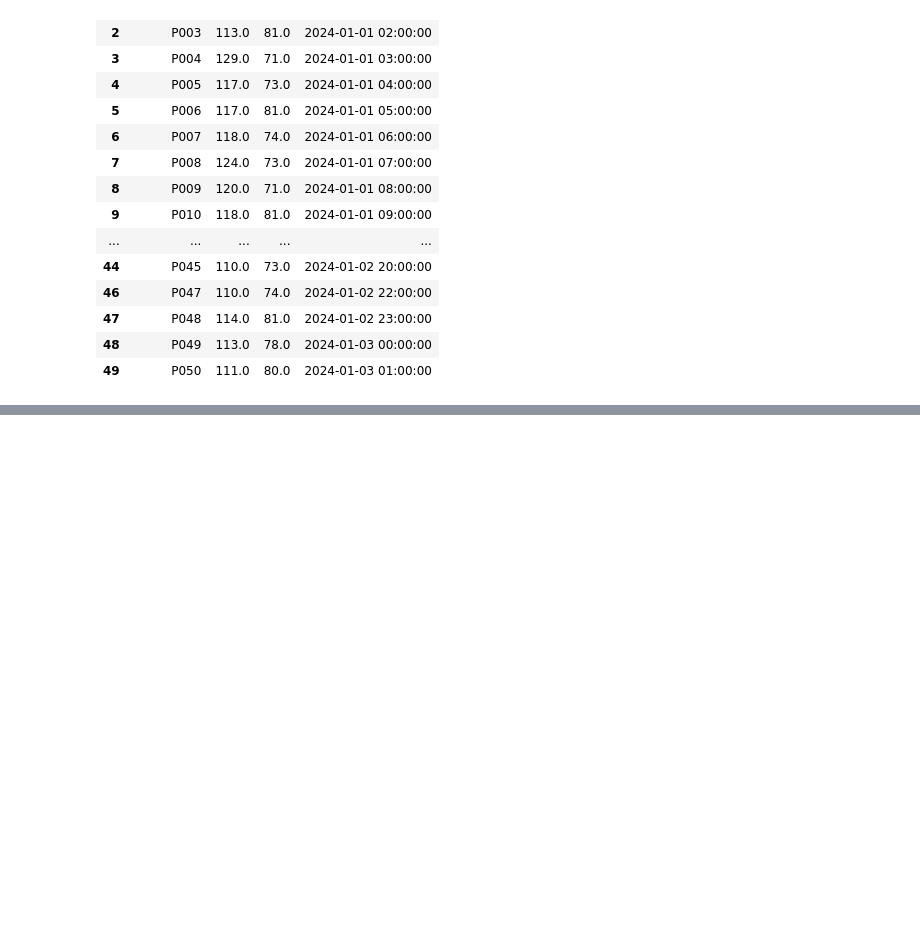
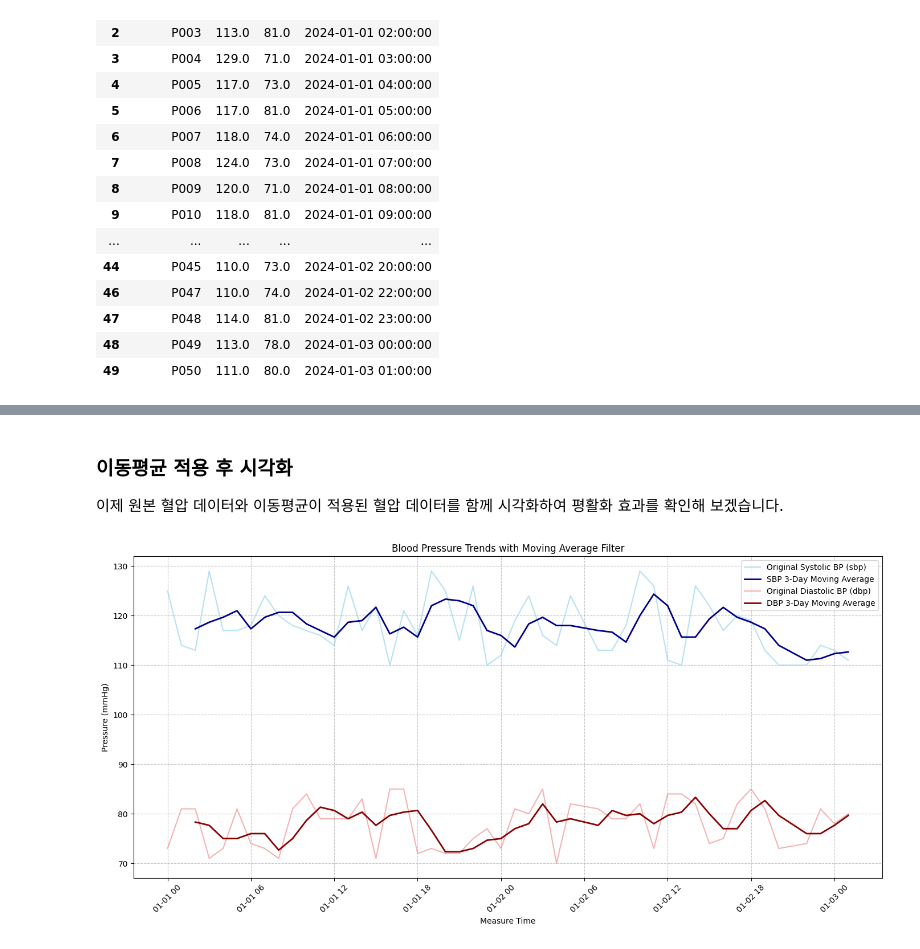
Before and after one commit to HY-BME/bme_test_files, a Jupyter notebook: 실습_0317.ipynb, the cells around one changed output, grey strips where cells are left out. Drawn from its saved outputs; the diff is of its cells as text; code cells hidden in the pictures; blank space fills up the shorter version.

```diff
--- a/실습_0317.ipynb
+++ b/실습_0317.ipynb
@@ -141,0 +146,9 @@ plt.show()
+# %%
+# 3일 이동평균(Moving Average) 필터 적용
+window_size = 3
+
+df_final['sbp_ma'] = df_final['sbp'].rolling(window=window_size).mean()
+df_final['dbp_ma'] = df_final['dbp'].rolling(window=window_size).mean()
+
+print(f"적용된 이동평균 윈도우 크기: {window_size}일")
+display(df_final.head())
@@ -141,0 +163,24 @@ plt.show()
+# %% [markdown]
+### 이동평균 적용 후 시각화
+이제 원본 혈압 데이터와 이동평균이 적용된 혈압 데이터를 함께 시각화하여 평활화 효과를 확인해 보겠습니다.
+# %%
+plt.figure(figsize=(14, 7))
+
+# 원본 SBP와 이동평균 SBP Plot
+sns.lineplot(x='measure_time', y='sbp', data=df_final, label='Original Systolic BP (sbp)', color='skyblue', alpha=0.6)
+sns.lineplot(x='measure_time', y='sbp_ma', data=df_final, label=f'SBP {window_size}-Day Moving Average', color='darkblue', linewidth=2)
+
+# 원본 DBP와 이동평균 DBP Plot
+sns.lineplot(x='measure_time', y='dbp', data=df_final, label='Original Diastolic BP (dbp)', color='lightcoral', alpha=0.6)
+sns.lineplot(x='measure_time', y='dbp_ma', data=df_final, label=f'DBP {window_size}-Day Moving Average', color='darkred', linewidth=2)
+
+plt.title('Blood Pressure Trends with Moving Average Filter')
+plt.xlabel('Measure Time')
+plt.ylabel('Pressure (mmHg)')
+plt.grid(True, linestyle='--', alpha=0.7)
+plt.xticks(rotation=45)
+plt.legend()
+plt.tight_layout()
+plt.show()
+# %% [output]
+[figure, added]
```
Also changed, not shown: parts of 3 cells of this notebook.
